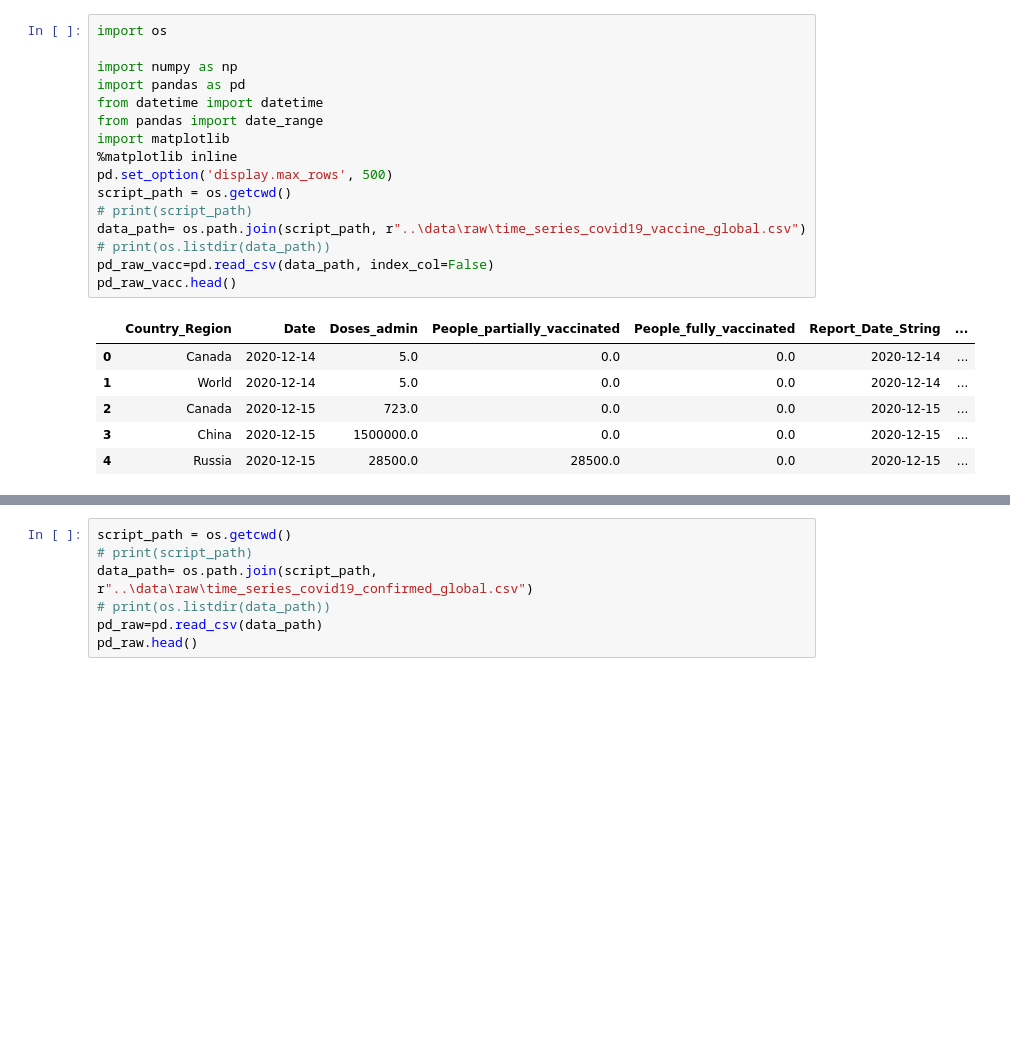
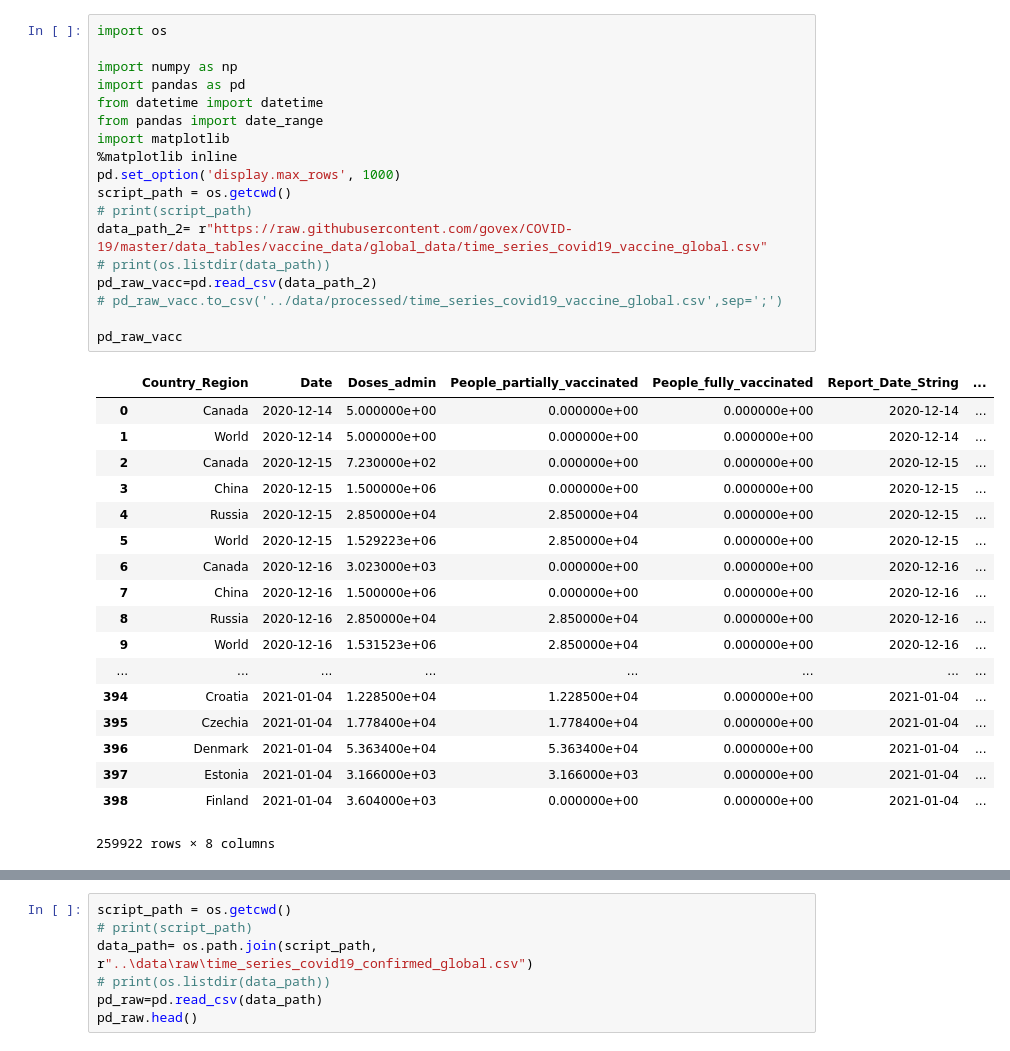
Before and after one commit to srinuSDV/ads_covid_19, a Jupyter notebook: notebooks/Check.ipynb, the cells around one changed output, grey strips where cells are left out. Cells and saved outputs as stored; diff of their text form; blank space fills up the shorter version.

```diff
--- a/notebooks/Check.ipynb
+++ b/notebooks/Check.ipynb
@@ -1,26 +1,40 @@
 # %%
 import os
 
 import numpy as np
 import pandas as pd
 from datetime import datetime
 from pandas import date_range
 import matplotlib
 %matplotlib inline
-pd.set_option('display.max_rows', 500)
+pd.set_option('display.max_rows', 1000)
 script_path = os.getcwd()
 # print(script_path)
-data_path= os.path.join(script_path, r"..\data\raw\time_series_covid19_vaccine_global.csv")
+data_path_2= r"https://raw.githubusercontent.com/govex/COVID-19/master/data_tables/vaccine_data/global_data/time_series_covid19_vaccine_global.csv"
 # print(os.listdir(data_path))
-pd_raw_vacc=pd.read_csv(data_path, index_col=False)
-pd_raw_vacc.head()
+pd_raw_vacc=pd.read_csv(data_path_2)
+# pd_raw_vacc.to_csv('../data/processed/time_series_covid19_vaccine_global.csv',sep=';')
+
+pd_raw_vacc
 # %% [output]
 |  | Country_Region | Date | Doses_admin | People_partially_vaccinated | People_fully_vaccinated | Report_Date_String | ... |
-| 0 | Canada | 2020-12-14 | 5.0 | 0.0 | 0.0 | 2020-12-14 | ... |
-| 1 | World | 2020-12-14 | 5.0 | 0.0 | 0.0 | 2020-12-14 | ... |
-| 2 | Canada | 2020-12-15 | 723.0 | 0.0 | 0.0 | 2020-12-15 | ... |
-| 3 | China | 2020-12-15 | 1500000.0 | 0.0 | 0.0 | 2020-12-15 | ... |
-| 4 | Russia | 2020-12-15 | 28500.0 | 28500.0 | 0.0 | 2020-12-15 | ... |
+| 0 | Canada | 2020-12-14 | 5.000000e+00 | 0.000000e+00 | 0.000000e+00 | 2020-12-14 | ... |
+| 1 | World | 2020-12-14 | 5.000000e+00 | 0.000000e+00 | 0.000000e+00 | 2020-12-14 | ... |
+| 2 | Canada | 2020-12-15 | 7.230000e+02 | 0.000000e+00 | 0.000000e+00 | 2020-12-15 | ... |
+| 3 | China | 2020-12-15 | 1.500000e+06 | 0.000000e+00 | 0.000000e+00 | 2020-12-15 | ... |
+| 4 | Russia | 2020-12-15 | 2.850000e+04 | 2.850000e+04 | 0.000000e+00 | 2020-12-15 | ... |
+| 5 | World | 2020-12-15 | 1.529223e+06 | 2.850000e+04 | 0.000000e+00 | 2020-12-15 | ... |
+| 6 | Canada | 2020-12-16 | 3.023000e+03 | 0.000000e+00 | 0.000000e+00 | 2020-12-16 | ... |
+| 7 | China | 2020-12-16 | 1.500000e+06 | 0.000000e+00 | 0.000000e+00 | 2020-12-16 | ... |
+| 8 | Russia | 2020-12-16 | 2.850000e+04 | 2.850000e+04 | 0.000000e+00 | 2020-12-16 | ... |
+| 9 | World | 2020-12-16 | 1.531523e+06 | 2.850000e+04 | 0.000000e+00 | 2020-12-16 | ... |
+| ... | ... | ... | ... | ... | ... | ... | ... |
+| 394 | Croatia | 2021-01-04 | 1.228500e+04 | 1.228500e+04 | 0.000000e+00 | 2021-01-04 | ... |
+| 395 | Czechia | 2021-01-04 | 1.778400e+04 | 1.778400e+04 | 0.000000e+00 | 2021-01-04 | ... |
+| 396 | Denmark | 2021-01-04 | 5.363400e+04 | 5.363400e+04 | 0.000000e+00 | 2021-01-04 | ... |
+| 397 | Estonia | 2021-01-04 | 3.166000e+03 | 3.166000e+03 | 0.000000e+00 | 2021-01-04 | ... |
+| 398 | Finland | 2021-01-04 | 3.604000e+03 | 0.000000e+00 | 0.000000e+00 | 2021-01-04 | ... |
+259922 rows × 8 columns
 # %%
 time_idx= pd_raw_vacc['Date'].drop_duplicates()
 df_plot = pd.DataFrame({ 'date': time_idx})
```
Also changed, not shown: parts of 2 cells of this notebook, 2 other files.
